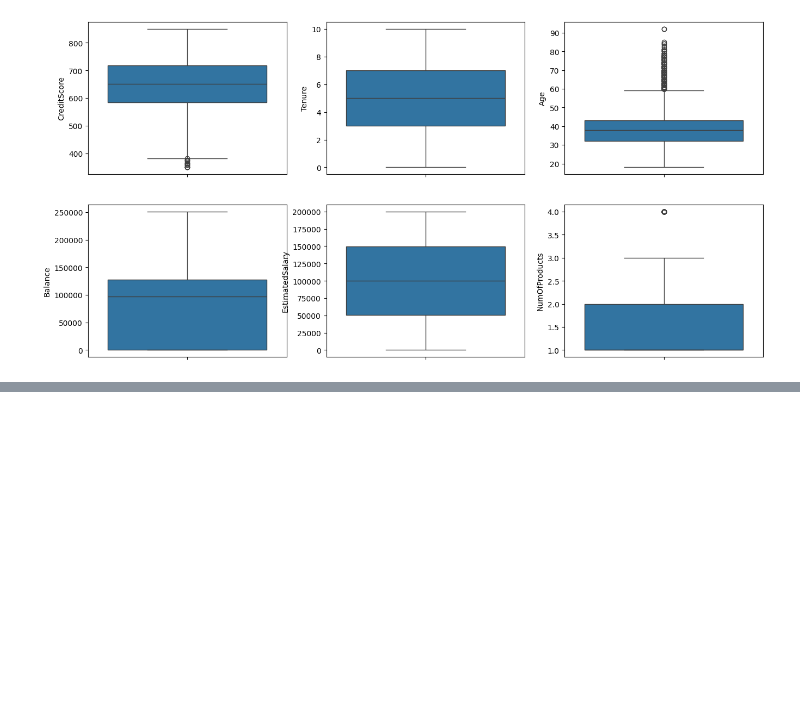
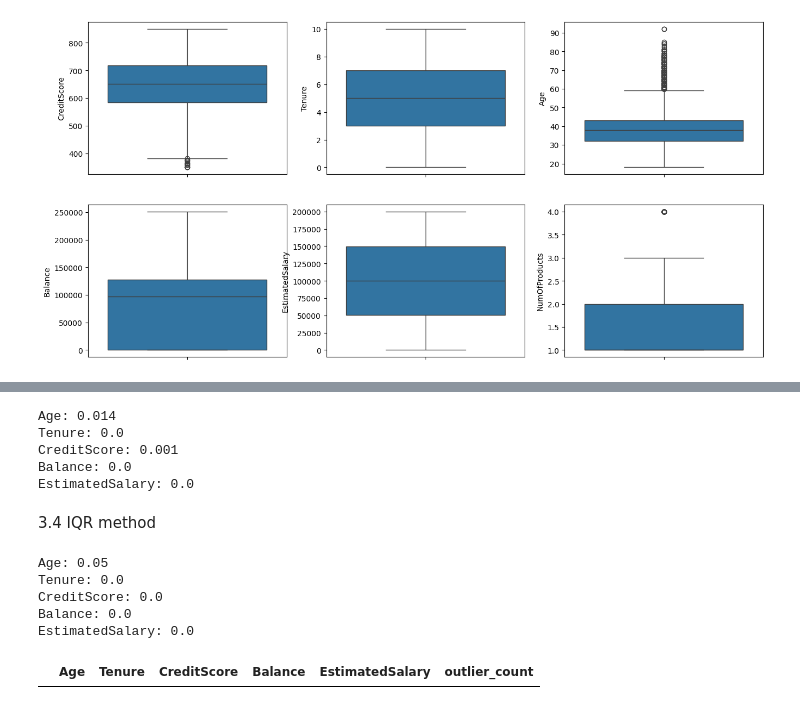
Before and after one commit to WimukthiPWijerathne/churn_analysis, a Jupyter notebook: week01/handling_outliers.ipynb, the cells around one changed output, grey strips where cells are left out. Saved outputs shown, nothing was run; the diff lists cells and outputs as text; code cells hidden in the pictures; blank space fills up the shorter version.

```diff
--- a/week01/handling_outliers.ipynb
+++ b/week01/handling_outliers.ipynb
@@ -85,0 +96,52 @@ plt.show()
+# %%
+numerical_columns  = ['Age','Tenure','CreditScore','Balance','EstimatedSalary']
+
+for col in numerical_columns:
+    n_outliers = find_anomalies(df[col]).sum()
+    n_outlier_percent = round(n_outliers/len(df),3)
+    print(f"{col}: {n_outlier_percent}")
+# %% [output]
+Age: 0.014
+Tenure: 0.0
+CreditScore: 0.001
+Balance: 0.0
+EstimatedSalary: 0.0
+# %% [markdown]
+3.4 IQR method
+# %%
+def find_anomalie(data):
+    Q1 = np.percentile(data,25)
+    Q2 = np.percentile(data,50)
+    Q3 = np.percentile(data,75)
+
+    IQR = Q3-Q1
+    upper_bound = Q3 + 1.5*IQR
+    lower_bound = Q1 - 15*IQR
+
+
+    return (data>upper_bound) | (data<lower_bound)
+# %%
+numerical_columns  = ['Age','Tenure','CreditScore','Balance','EstimatedSalary']
+
+for col in numerical_columns:
+    n_outliers = find_anomalie(df[col]).sum()
+    n_outlier_percent = round(n_outliers/len(df),3)
+    print(f"{col}: {n_outlier_percent}")
+# %% [output]
+Age: 0.05
+Tenure: 0.0
+CreditScore: 0.0
+Balance: 0.0
+EstimatedSalary: 0.0
+# %%
+outlier_masking_log = pd.DataFrame()
+for col in numerical_columns:
+    outlier_masking_log[col]=find_anomalie(df[col])
+
+outlier_count = outlier_masking_log.sum(axis=1)
+outlier_masking_log['outlier_count']=outlier_count
+
+outlier_masking_log=outlier_masking_log[outlier_masking_log['outlier_count'] == 2]
+outlier_masking_log
+# %% [output]
+|  | Age | Tenure | CreditScore | Balance | EstimatedSalary | outlier_count |
```
Also changed, not shown: parts of 3 cells of this notebook, 1 other file.
